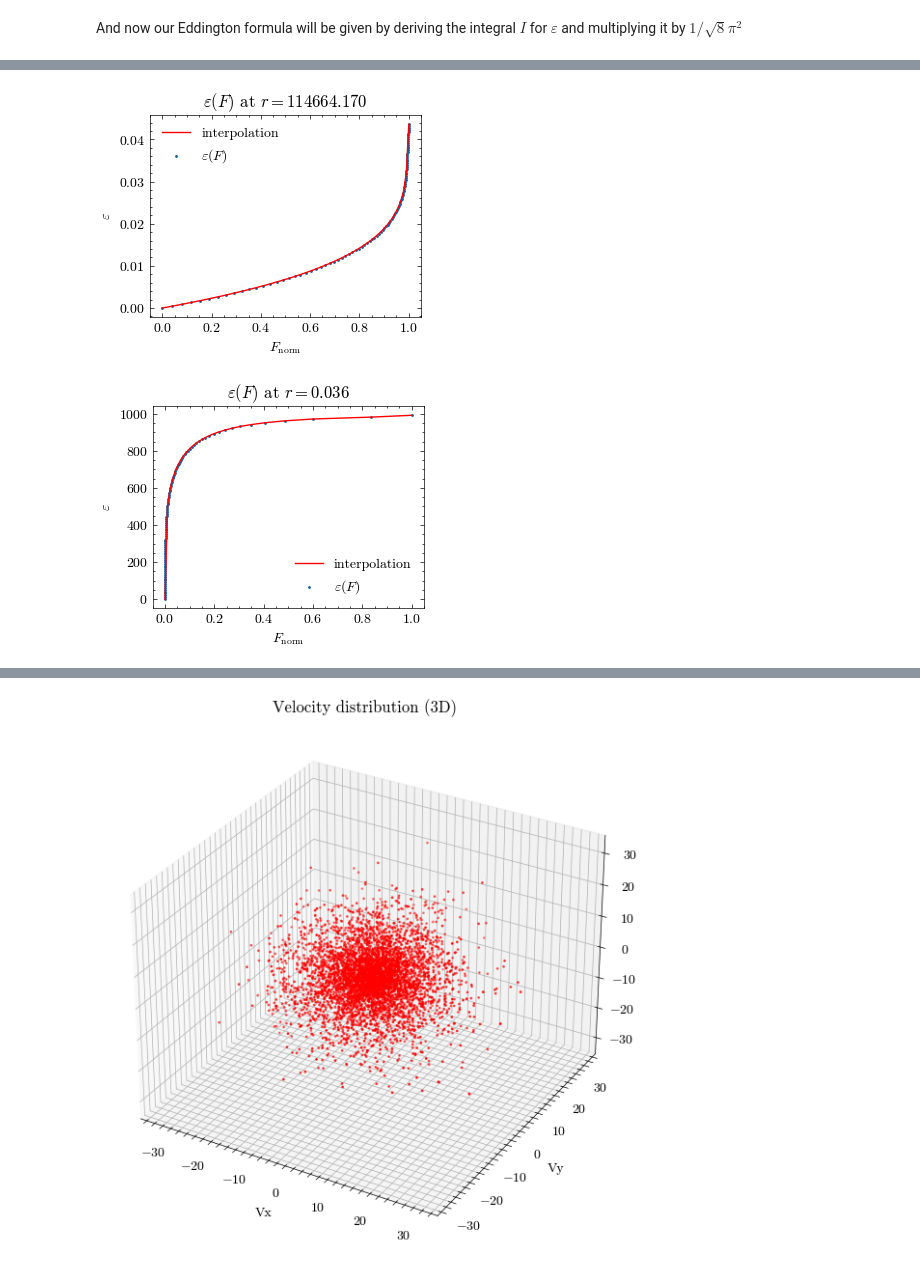
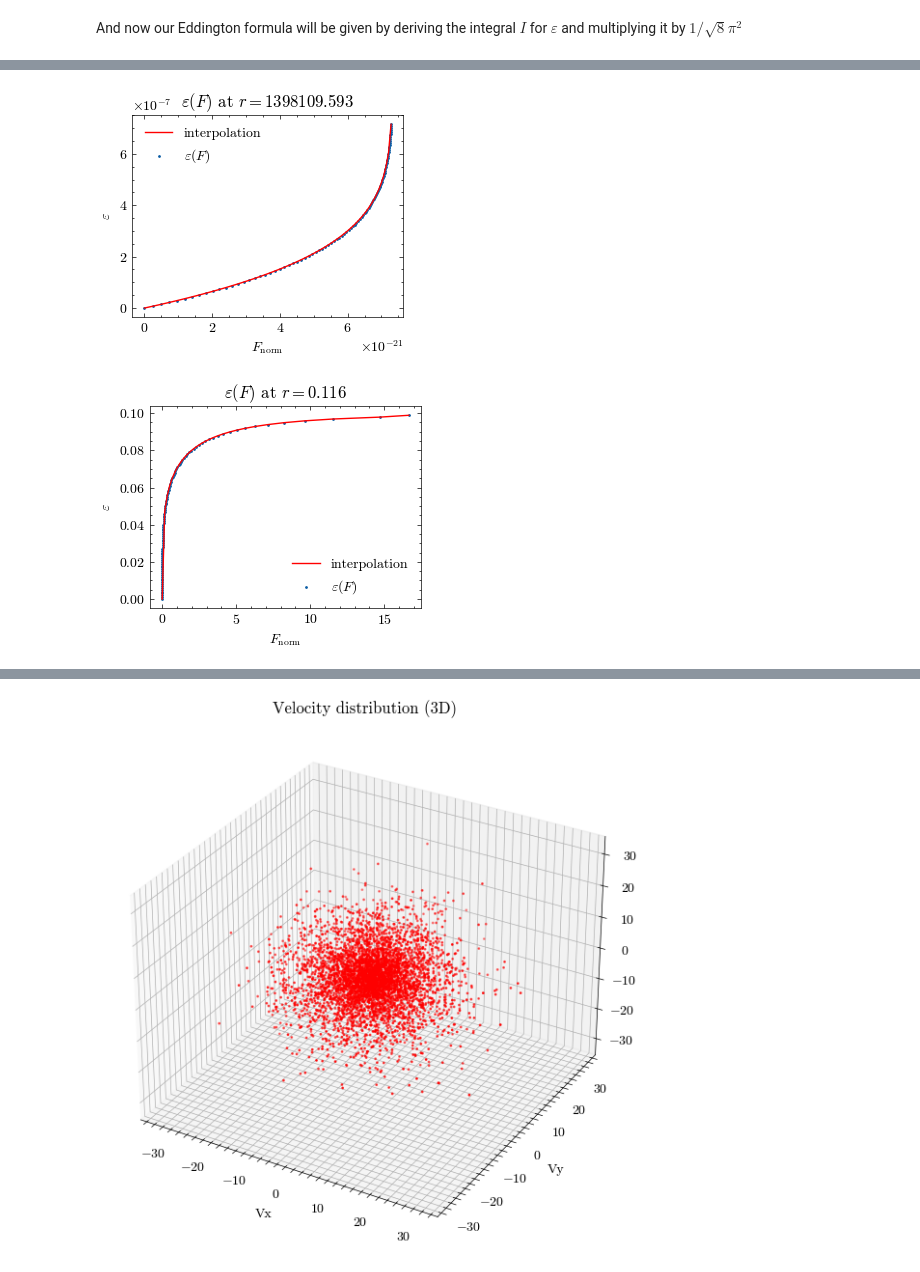
Before and after one commit to lisam10/stellar_systems_dynamics2024, a Jupyter notebook: final_exercise/Hernquist.ipynb, the cells around one changed output, grey strips where cells are left out. Saved outputs shown, nothing was run; the diff lists cells and outputs as text; code cells hidden in the pictures.

```diff
--- a/final_exercise/Hernquist.ipynb
+++ b/final_exercise/Hernquist.ipynb
@@ -24,9 +24,9 @@ plt.style.use(['science', 'no-latex'])
 # %% [markdown]
 ## Initialization
 # %%
-n = 5000 #number of particles
-a = 5 #scale radius
-M = n #each particle has a mass = 1 in internal units
+n = 10000 #number of particles
+a = 10 #scale radius
+M = 1 #each particle has a mass = M/n in internal units
 n_dim = 3
 # %% [markdown]
 ## Position sampling
@@ -277,47 +254,47 @@ for i in tqdm(range(n)):
     pot_i = potential[i]
     eps_max_i = np.linspace(0, pot_i, n_points) #<- given a potential epsilon is within 0 and pot
     #print(eps_max_i)
     #for each particle we create the integral over epsilon
     #interpolate it to have a distribution
     #then given a sampled value we get the corresponding epsilon
     #since psi is fixed, having epsilon gives us the value of the velocity
 
     F_eps = np.zeros(n_points)
 
     for j in range(n_points):
         eps_i = np.copy(eps_max_i[0:(j+1)]) #creating the epsilon array over which we integrate
         #print(eps_i)
         f_eps = interp_f(eps_i) #evaluating f(eps) over the array
         #print(f_eps)
         F_eps[j] = np.trapz(4 * np.pi * np.sqrt(2 * (pot_i - eps_i)) * f_eps, eps_i)
         #print(F_eps)
 
-    F_eps_norm = F_eps / max(F_eps) #normalizing the distribution
-    interp_eps_F = scipy.interpolate.interp1d(F_eps_norm, eps_max_i, kind='linear')
+    #F_eps_norm = F_eps / max(F_eps) #normalizing the distribution
+    interp_eps_F = scipy.interpolate.interp1d(F_eps, eps_max_i, kind='linear')
 
     if i == 0:
-        xx = np.linspace(0, 1, n_points)
+        xx = np.linspace(0, max(F_eps), n_points)
         plt.plot(xx, interp_eps_F(xx), label = 'interpolation', c = 'r')
-        plt.scatter(F_eps_norm, eps_max_i, s = 1, label = r'$\varepsilon(F)$')
+        plt.scatter(F_eps, eps_max_i, s = 1, label = r'$\varepsilon(F)$')
         plt.ylabel(r'$\varepsilon$')
         plt.xlabel(r'$F_\mathrm{norm}$')
         plt.title(r'$\varepsilon(F)$ at $r = $' + str('%.3f'%r_inverse[i]))
         plt.legend()
         plt.show()
 
-    F_sample = np.random.uniform()
+    F_sample = np.random.uniform(0, max(F_eps))
     eps_sample = interp_eps_F(F_sample)
     v_particles[i] = np.sqrt(2 * (pot_i - eps_sample))
 # %% [output]
-[figure, old version]
+[figure, new version]
 # %%
-xx = np.linspace(0, 1, n_points)
+xx = np.linspace(0, max(F_eps), n_points)
 plt.plot(xx, interp_eps_F(xx), label = 'interpolation', c = 'r')
-plt.scatter(F_eps_norm, eps_max_i, s = 1, label = r'$\varepsilon(F)$')
+plt.scatter(F_eps, eps_max_i, s = 1, label = r'$\varepsilon(F)$')
 plt.ylabel(r'$\varepsilon$')
 plt.xlabel(r'$F_\mathrm{norm}$')
 plt.title(r'$\varepsilon(F)$ at $r = $' + str('%.3f'%r_inverse[i]))
 plt.legend()
 plt.show()
 # %% [output]
-[figure, old version]
+[figure, new version]
```
Also changed, not shown: parts of 19 cells of this notebook, 5 other files.
